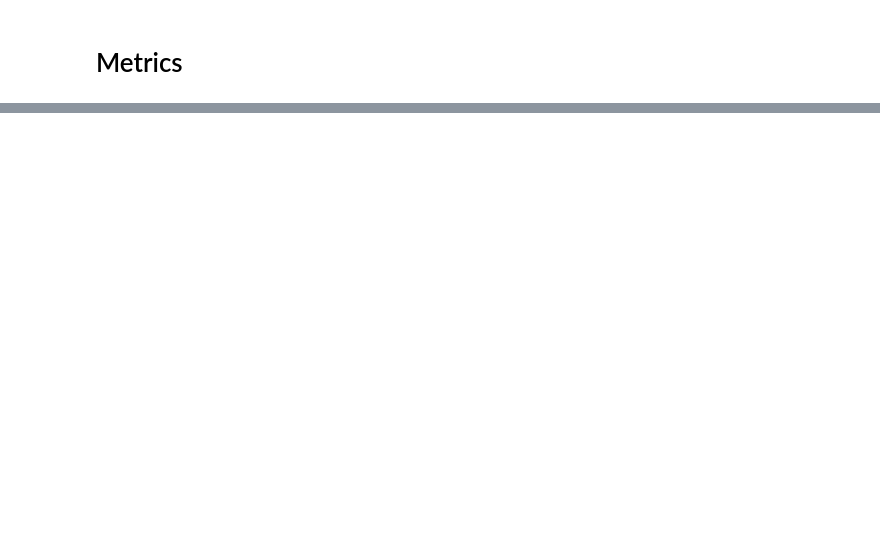
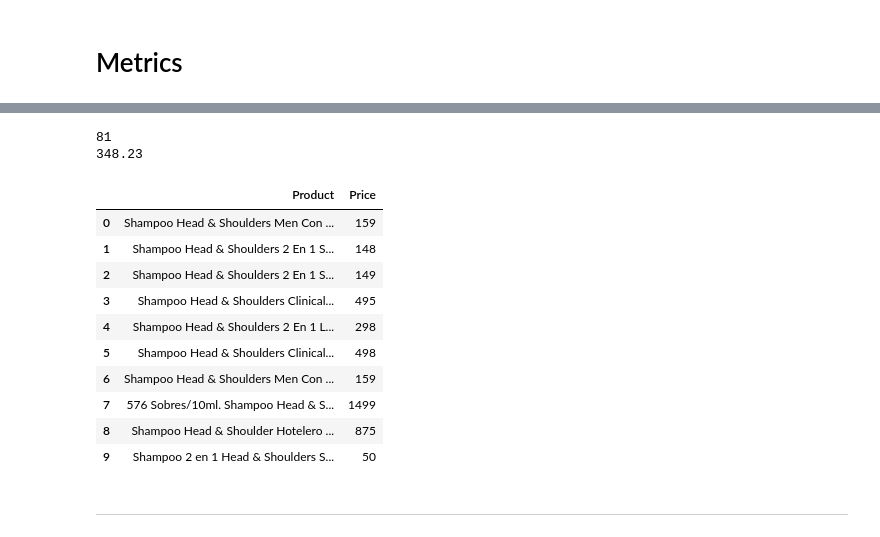
Before and after one commit to nicolasAT25/amazon_meli_scraping, a Jupyter notebook: meli_scraping.ipynb, the cells around one changed output, grey strips where cells are left out. Saved outputs shown, nothing was run; the diff lists cells and outputs as text; code cells hidden in the pictures; blank space fills up the shorter version.

```diff
--- a/meli_scraping.ipynb
+++ b/meli_scraping.ipynb
@@ -48,0 +293,9 @@ display(df_25.head())
+# %%
+idx = 0
+b = test[test.Brand!='-'].Brand.unique().tolist()
+for i in test.Product:
+    for j in b:
+        if i.__contains__(j.lower()) | i.__contains__(j.upper()) | i.__contains__(j.title()):
+
+            print(j)
+        else: print('No')
@@ -49,5 +322,12 @@ display(df_25.head())
 # %%
 # Look for specif word(s)
-for i in df['Articulo']:
-    if (re.search(r'rizo.', i, flags=re.IGNORECASE)) or (re.search(r'crespo.', i, flags=re.IGNORECASE)):
-        print(i)
+count = 0
+brand_producs = []
+for i in df['Product']:
+    if (re.search('head.', i, flags=re.IGNORECASE)) or (re.search('h&s.', i, flags=re.IGNORECASE)) or (re.search('head & shoulders.', i, flags=re.IGNORECASE)):
+        count += 1
+        brand_producs.append(i)
+print(count)
+
+brand_df = pd.DataFrame(data={'Product':brand_producs})
+brand_df.head(10)
@@ -53,0 +347,30 @@ for i in df['Articulo']:
+# %%
+count = 0
+brand_producs = []
+brand_prices = []
+for i in range(df.__len__()):
+    if (re.search('head.', df.loc[i,'Product'], flags=re.IGNORECASE)) or (re.search('h&s.', df.loc[i,'Product'], flags=re.IGNORECASE)) or (re.search('head & shoulders.', df.loc[i,'Product'], flags=re.IGNORECASE)):
+        count += 1
+        brand_producs.append(df.loc[i,'Product'])
+        brand_prices.append(df.loc[i,'Price'])
+print(count)
+
+brand_df = pd.DataFrame(data={'Product':brand_producs, 'Price':brand_prices})
+print(round(brand_df.Price.mean(), 2))
+brand_df.head(10)
+# %% [output]
+81
+348.23
+|  | Product | Price |
+| 0 | Shampoo Head & Shoulders Men Con ... | 159 |
+| 1 | Shampoo Head & Shoulders 2 En 1 S... | 148 |
+| 2 | Shampoo Head & Shoulders 2 En 1 S... | 149 |
+| 3 | Shampoo Head & Shoulders Clinical... | 495 |
+| 4 | Shampoo Head & Shoulders 2 En 1 L... | 298 |
+| 5 | Shampoo Head & Shoulders Clinical... | 498 |
+| 6 | Shampoo Head & Shoulders Men Con ... | 159 |
+| 7 | 576 Sobres/10ml. Shampoo Head & S... | 1499 |
+| 8 | Shampoo Head & Shoulder Hotelero ... | 875 |
+| 9 | Shampoo 2 en 1 Head & Shoulders S... | 50 |
+# %% [markdown]
+----------------------------------------
```
Also changed, not shown: parts of 34 cells of this notebook, 3 other files.
